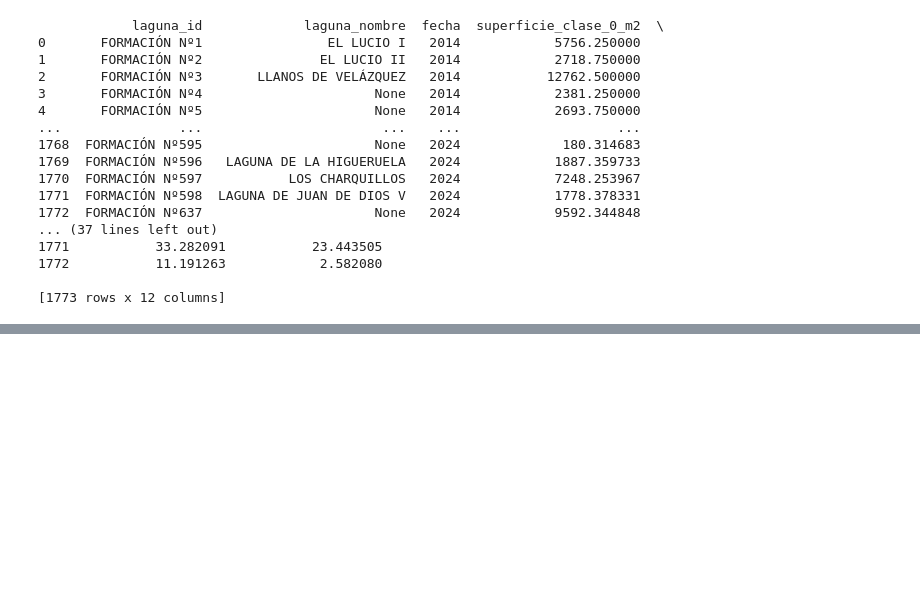
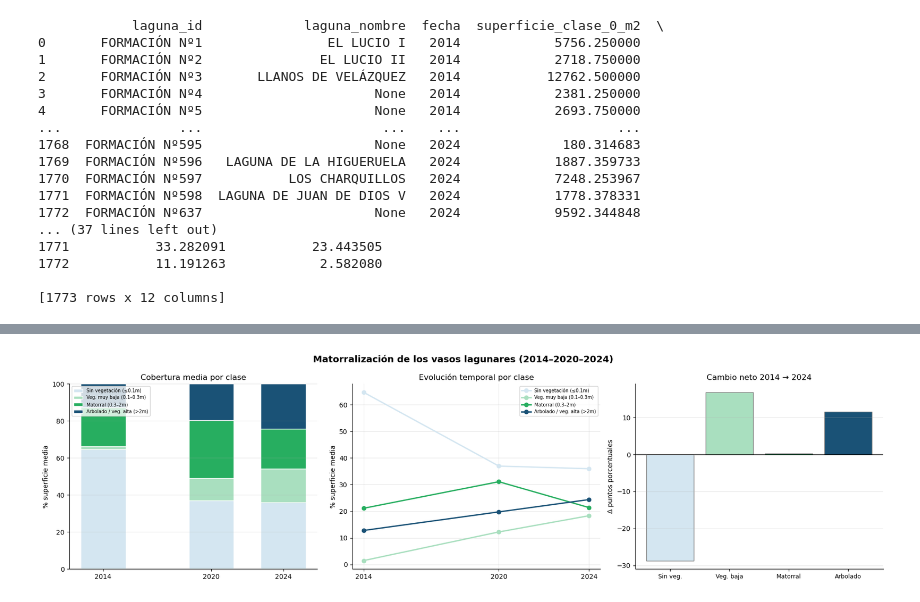
Before and after one commit to Digdgeo/Geopython_2026, a Jupyter notebook: dia_4/notebooks/Lidar_Processing_PNOA_Reclass_Stats.ipynb, the cells around one changed output, grey strips where cells are left out. Cells and saved outputs as stored; diff of their text form; code cells hidden in the pictures; blank space fills up the shorter version.

```diff
--- a/dia_4/notebooks/Lidar_Processing_PNOA_Reclass_Stats.ipynb
+++ b/dia_4/notebooks/Lidar_Processing_PNOA_Reclass_Stats.ipynb
@@ -128,10 +128,10 @@ def calcular_superficie_por_clase(raster_file, lagunas_shp, fecha):
 # %%
 ## Calculamos (h29)
 
-labordette = 'ruta/a/tu/inventario_lagunas.shp'
-ch14 = 'ruta/de/salida/chm_2014_reclass.tif'
-ch20 = 'ruta/de/salida/chm_2020_reclass.tif'
-ch24 = 'ruta/al/chm_2024.tif'
+labordette = '/media/diego/Datos4/EBD/cartografia/las/inventario_labordette_last_29.shp'
+ch14 = '/media/diego/Datos4/EBD/cartografia/las/1Cobertura/Mod_CobVeg_PNOA_2014/canopy_height_2014_reclass__.tif'
+ch20 = '/media/diego/Datos4/EBD/cartografia/las/2Cobertura/ModVeg_lidar/canopy_height_2020_reclass__.tif'
+ch24 = '/media/diego/Datos4/EBD/cartografia/las/mosaicos/Canopy_Height_2024.tif'
 
 # Procesar las 3 fechas
 df_2014 = calcular_superficie_por_clase(ch14, labordette, 2014)
@@ -335,0 +174,77 @@ plt.show()
+# %%
+import matplotlib.pyplot as plt
+import numpy as np
+
+COLORES = {
+    0: "#d4e6f1",
+    1: "#a9dfbf",
+    2: "#27ae60",
+    3: "#1a5276",
+}
+ETIQUETAS = {
+    0: "Sin vegetación (≤0.1m)",
+    1: "Veg. muy baja (0.1–0.3m)",
+    2: "Matorral (0.3–2m)",
+    3: "Arbolado / veg. alta (>2m)",
+}
+ETIQUETAS_CORTAS = {
+    0: "Sin veg.",
+    1: "Veg. baja",
+    2: "Matorral",
+    3: "Arbolado",
+}
+AÑOS = [2014, 2020, 2024]
+
+# Media por año de cada clase
+resumen_pct = df_completo.groupby("fecha")[[f"porcentaje_clase_{c}" for c in range(4)]].mean()
+
+fig, axes = plt.subplots(1, 3, figsize=(18, 5))
+fig.suptitle("Matorralización de los vasos lagunares (2014–2020–2024)",
+             fontsize=14, fontweight="bold")
+
+# ── 1. Stacked bar ──────────────────────────────────────────────────────────
+ax = axes[0]
+bottom = np.zeros(3)
+for c in range(4):
+    vals = [resumen_pct.loc[a, f"porcentaje_clase_{c}"] for a in AÑOS]
+    ax.bar(AÑOS, vals, bottom=bottom, color=COLORES[c], label=ETIQUETAS[c],
+           width=2.5, edgecolor="white")
+    bottom += np.array(vals)
+ax.set_title("Cobertura media por clase")
+ax.set_ylabel("% superficie media")
+ax.set_xticks(AÑOS)
+ax.set_ylim(0, 100)
+ax.legend(fontsize=7, loc="upper left", framealpha=0.8, bbox_to_anchor=(0, 1))
+ax.grid(axis="y", alpha=0.3)
+ax.spines[["top", "right"]].set_visible(False)
+
+# ── 2. Line plot — evolución de cada clase ──────────────────────────────────
+ax = axes[1]
+for c in range(4):
+    vals = [resumen_pct.loc[a, f"porcentaje_clase_{c}"] for a in AÑOS]
+    ax.plot(AÑOS, vals, marker="o", color=COLORES[c], label=ETIQUETAS[c], linewidth=2)
+ax.set_title("Evolución temporal por clase")
+ax.set_ylabel("% superficie media")
+ax.set_xticks(AÑOS)
+ax.legend(fontsize=7)
+ax.grid(alpha=0.3)
+ax.spines[["top", "right"]].set_visible(False)
+
+# ── 3. Cambio neto 2014 → 2024 ──────────────────────────────────────────────
+ax = axes[2]
+cambios = [resumen_pct.loc[2024, f"porcentaje_clase_{c}"] -
+           resumen_pct.loc[2014, f"porcentaje_clase_{c}"] for c in range(4)]
+ax.bar([ETIQUETAS_CORTAS[c] for c in range(4)], cambios,
+       color=[COLORES[c] for c in range(4)], edgecolor="grey")
+ax.axhline(0, color="black", linewidth=0.8)
+ax.set_title("Cambio neto 2014 → 2024")
+ax.set_ylabel("Δ puntos porcentuales")
+ax.tick_params(axis="x", labelsize=9)
+ax.grid(axis="y", alpha=0.3)
+ax.spines[["top", "right"]].set_visible(False)
+
+plt.tight_layout()
+plt.savefig("matorrizacion_lagunas.png", dpi=150, bbox_inches="tight")
+plt.show()
+# %% [output]
+[figure, added]
```
Also changed, not shown: parts of 6 cells of this notebook, 1 other file.
